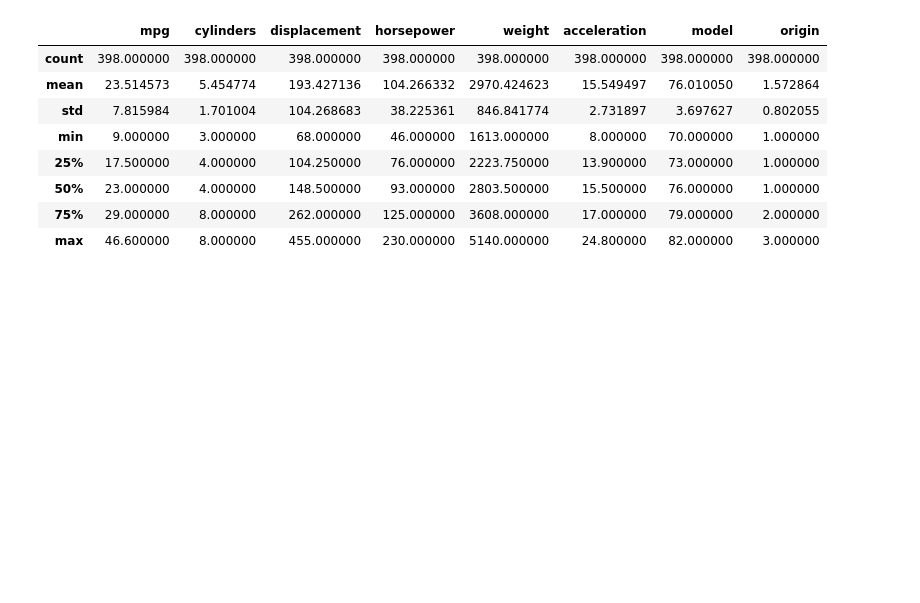
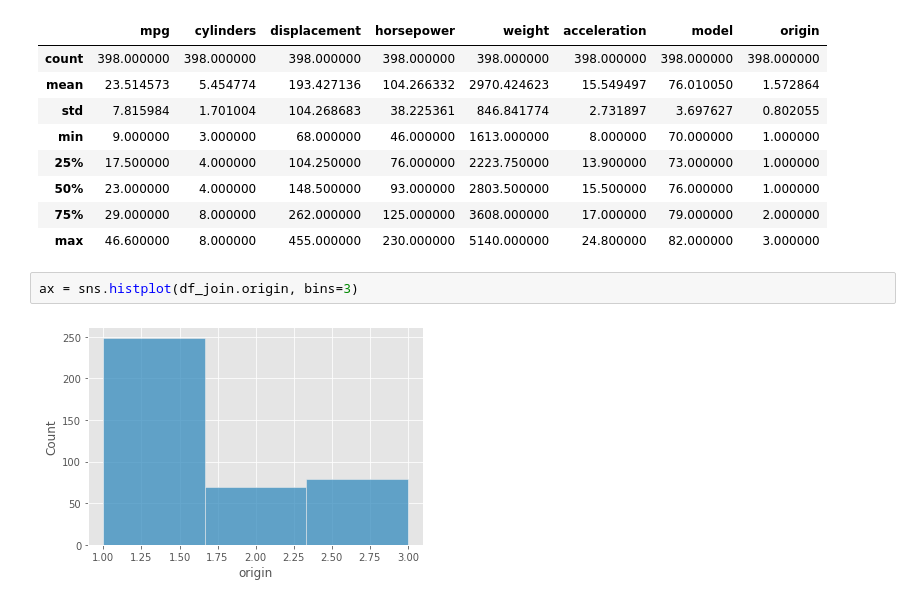
Before and after one commit to JuanEcheagaray75/CENGAGE-Sales-Analysis, a Jupyter notebook: pre-processing/pre-processing.ipynb, the cells around one changed output. Cells and saved outputs as stored; diff of their text form; blank space fills up the shorter version.

```diff
--- a/pre-processing/pre-processing.ipynb
+++ b/pre-processing/pre-processing.ipynb
@@ -184,3 +180,7 @@ df_join.describe()
 | 50% | 23.000000 | 4.000000 | 148.500000 | 93.000000 | 2803.500000 | 15.500000 | 76.000000 | 1.000000 |
 | 75% | 29.000000 | 8.000000 | 262.000000 | 125.000000 | 3608.000000 | 17.000000 | 79.000000 | 2.000000 |
 | max | 46.600000 | 8.000000 | 455.000000 | 230.000000 | 5140.000000 | 24.800000 | 82.000000 | 3.000000 |
+# %%
+ax = sns.histplot(df_join.origin, bins=3)
+# %% [output]
+[figure, added]
```
Also changed, not shown: parts of 2 cells of this notebook, 2 other files.
